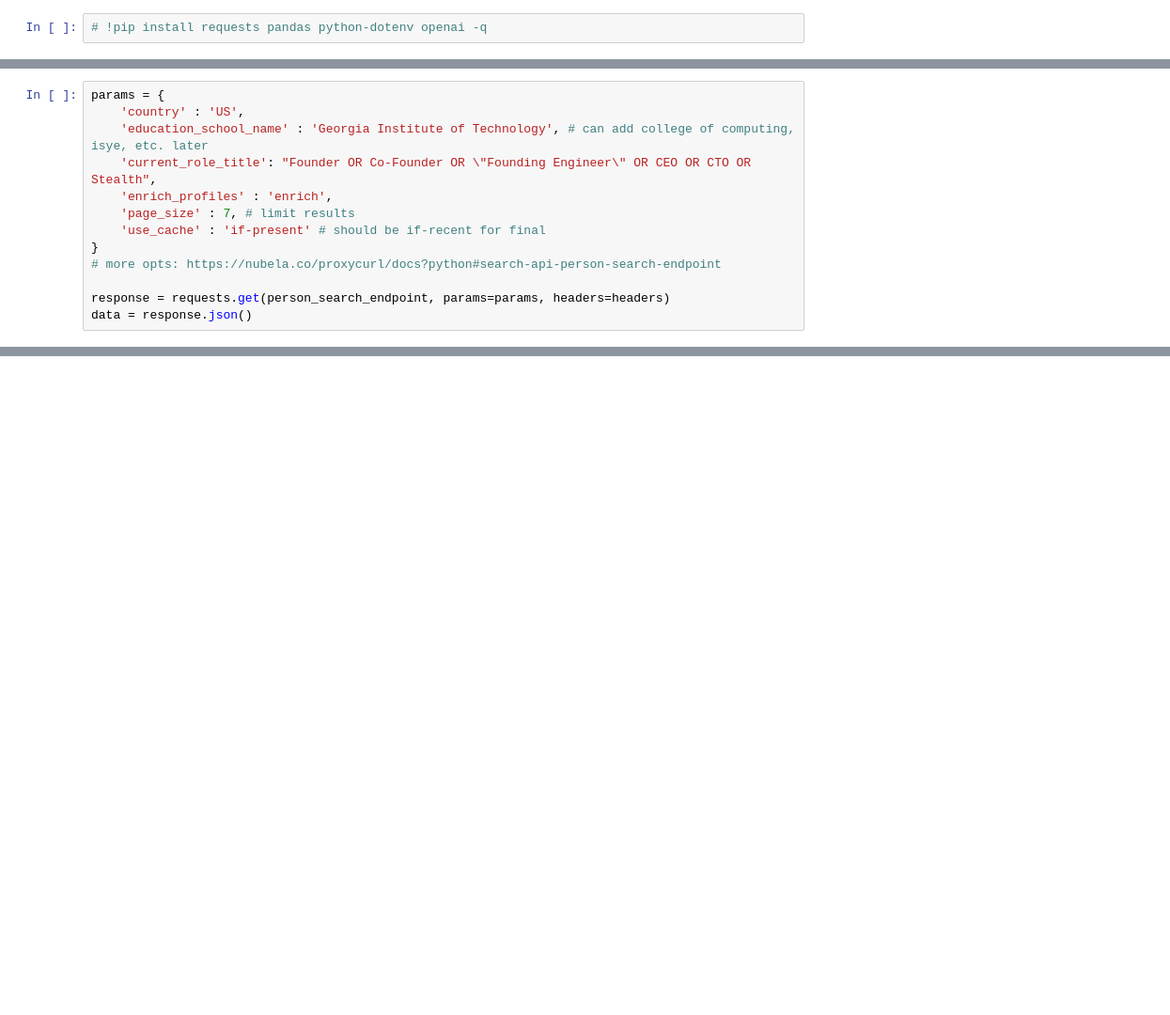
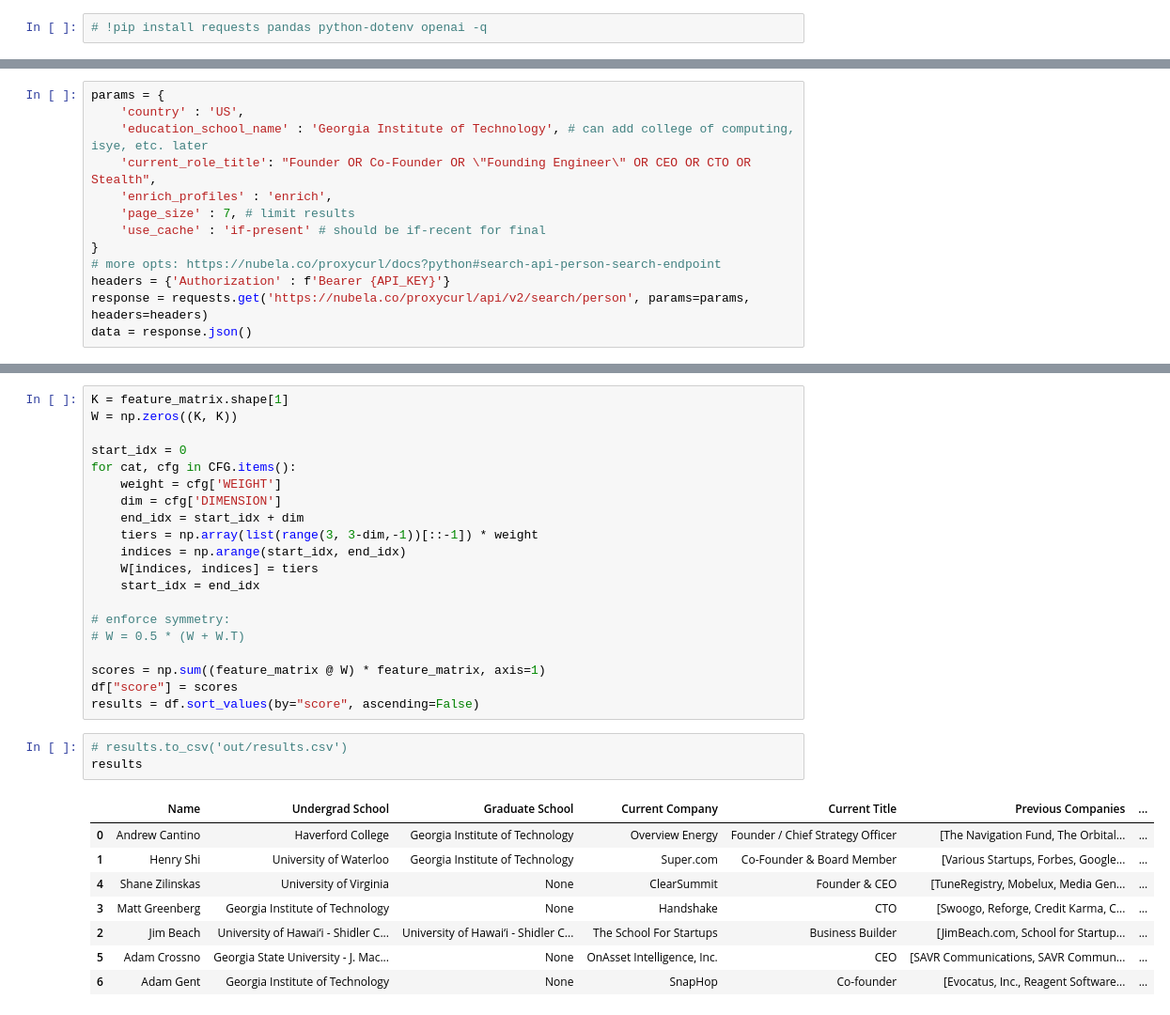
Before and after one commit to vireshpati/founder-rank, a Jupyter notebook: founder_rank.ipynb, the cells around one changed output, grey strips where cells are left out. Shown: that part at 94% size. Drawn from its saved outputs; the diff is of its cells as text; blank space fills up the shorter version.

Commit message:
vectorized score calc

```diff
--- a/founder_rank.ipynb
+++ b/founder_rank.ipynb
@@ -28,6 +37,6 @@ params = {
     'use_cache' : 'if-present' # should be if-recent for final
 }
 # more opts: https://nubela.co/proxycurl/docs?python#search-api-person-search-endpoint
-
-response = requests.get(person_search_endpoint, params=params, headers=headers)
+headers = {'Authorization' : f'Bearer {API_KEY}'}
+response = requests.get('https://nubela.co/proxycurl/api/v2/search/person', params=params, headers=headers)
 data = response.json()
@@ -341,0 +474,32 @@ df_sorted[display_columns].head(10)
+# %%
+K = feature_matrix.shape[1]
+W = np.zeros((K, K))
+
+start_idx = 0
+for cat, cfg in CFG.items():
+    weight = cfg['WEIGHT']
+    dim = cfg['DIMENSION']
+    end_idx = start_idx + dim
+    tiers = np.array(list(range(3, 3-dim,-1))[::-1]) * weight
+    indices = np.arange(start_idx, end_idx)
+    W[indices, indices] = tiers
+    start_idx = end_idx
+
+# enforce symmetry:
+# W = 0.5 * (W + W.T)
+
+scores = np.sum((feature_matrix @ W) * feature_matrix, axis=1)
+df["score"] = scores
+results = df.sort_values(by="score", ascending=False)
+# %%
+# results.to_csv('out/results.csv')
+results
+# %% [output]
+|  | Name | Undergrad School | Graduate School | Current Company | Current Title | Previous Companies | ... |
+| 0 | Andrew Cantino | Haverford College | Georgia Institute of Technology | Overview Energy | Founder / Chief Strategy Officer | [The Navigation Fund, The Orbital... | ... |
+| 1 | Henry Shi | University of Waterloo | Georgia Institute of Technology | Super.com | Co-Founder & Board Member | [Various Startups, Forbes, Google... | ... |
+| 4 | Shane Zilinskas | University of Virginia | None | ClearSummit | Founder & CEO | [TuneRegistry, Mobelux, Media Gen... | ... |
+| 3 | Matt Greenberg | Georgia Institute of Technology | None | Handshake | CTO | [Swoogo, Reforge, Credit Karma, C... | ... |
+| 2 | Jim Beach | University of Hawai‘i - Shidler C... | University of Hawai‘i - Shidler C... | The School For Startups | Business Builder | [JimBeach.com, School for Startup... | ... |
+| 5 | Adam Crossno | Georgia State University - J. Mac... | None | OnAsset Intelligence, Inc. | CEO | [SAVR Communications, SAVR Commun... | ... |
+| 6 | Adam Gent | Georgia Institute of Technology | None | SnapHop | Co-founder | [Evocatus, Inc., Reagent Software... | ... |
```
Also changed, not shown: parts of 23 cells of this notebook, 1 other file.
